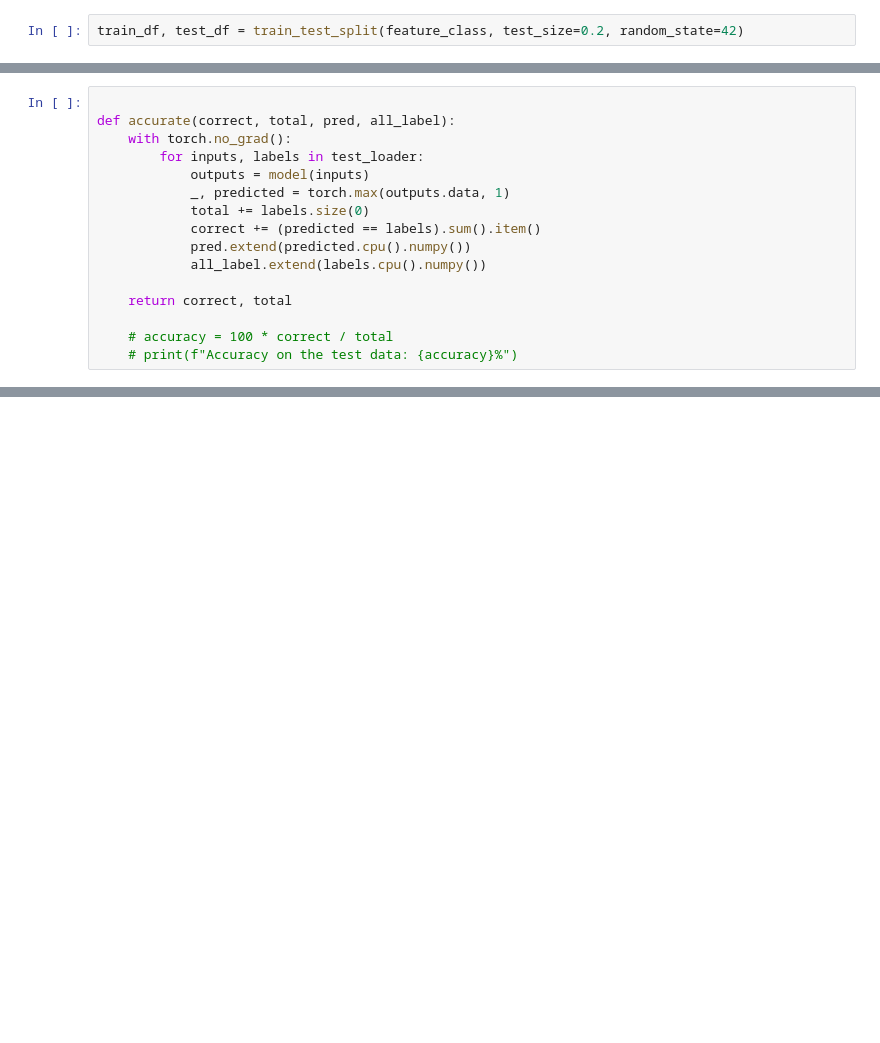
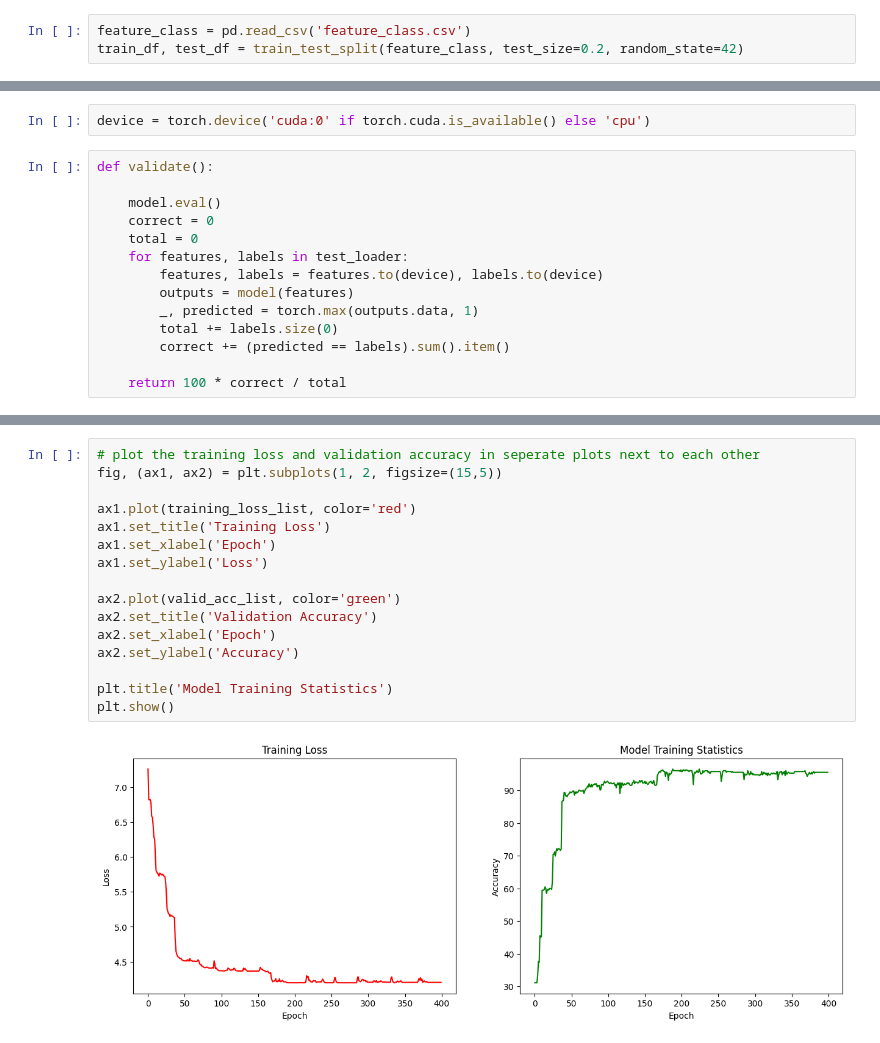
Before and after one commit to gadhvirushiraj/PosePilot, a Jupyter notebook: model_training.ipynb, the cells around one changed output, grey strips where cells are left out. Drawn from its saved outputs; the diff is of its cells as text; blank space fills up the shorter version.

Commit message:
improved model training

```diff
--- a/model_training.ipynb
+++ b/model_training.ipynb
@@ -6,2 +10,3 @@ feature_class = pd.read_csv('/Users/priyanshdesai07/Plaksha/MLPR/Project/YogaPal
 # %%
+feature_class = pd.read_csv('feature_class.csv')
 train_df, test_df = train_test_split(feature_class, test_size=0.2, random_state=42)
@@ -96,16 +56,16 @@ test_loader = DataLoader(dataset=test_dataset, batch_size=batch_size, shuffle=sh
+# %%
+device = torch.device('cuda:0' if torch.cuda.is_available() else 'cpu')
 # %%
+def validate():
 
-def accurate(correct, total, pred, all_label):
-    with torch.no_grad():
-        for inputs, labels in test_loader:
-            outputs = model(inputs)
-            _, predicted = torch.max(outputs.data, 1)
-            total += labels.size(0)
-            correct += (predicted == labels).sum().item()
-            pred.extend(predicted.cpu().numpy())
-            all_label.extend(labels.cpu().numpy())
+    model.eval()
+    correct = 0
+    total = 0
+    for features, labels in test_loader:
+        features, labels = features.to(device), labels.to(device)
+        outputs = model(features)
+        _, predicted = torch.max(outputs.data, 1)
+        total += labels.size(0)
+        correct += (predicted == labels).sum().item()
 
-    return correct, total
-
-    # accuracy = 100 * correct / total
-    # print(f"Accuracy on the test data: {accuracy}%")
+    return 100 * correct / total
@@ -177,0 +125,18 @@ weighted avg       0.75      0.80      0.76       402
+# %%
+# plot the training loss and validation accuracy in seperate plots next to each other
+fig, (ax1, ax2) = plt.subplots(1, 2, figsize=(15,5))
+
+ax1.plot(training_loss_list, color='red')
+ax1.set_title('Training Loss')
+ax1.set_xlabel('Epoch')
+ax1.set_ylabel('Loss')
+
+ax2.plot(valid_acc_list, color='green')
+ax2.set_title('Validation Accuracy')
+ax2.set_xlabel('Epoch')
+ax2.set_ylabel('Accuracy')
+
+plt.title('Model Training Statistics')
+plt.show()
+# %% [output]
+[figure, added]
```
Also changed, not shown: parts of 20 cells of this notebook.
